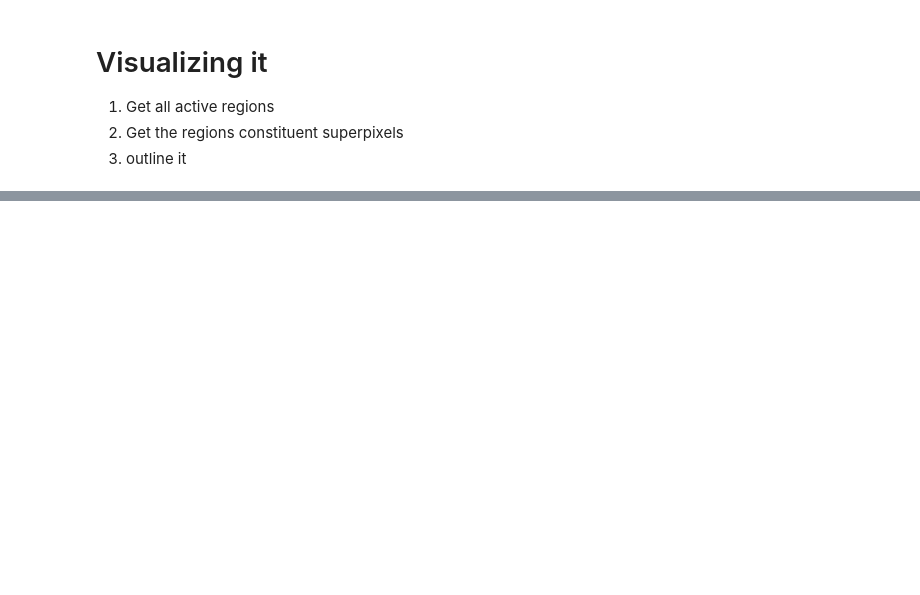
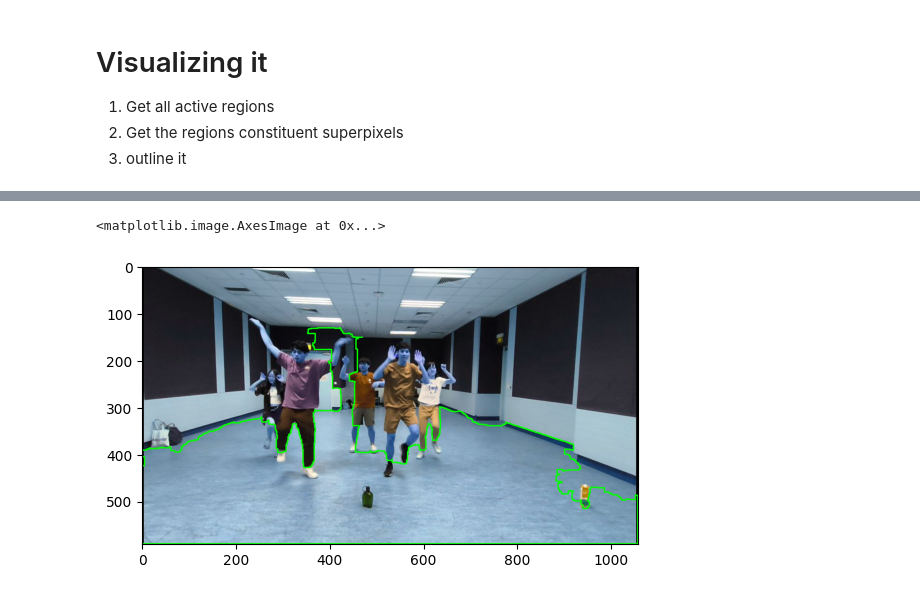
Before and after one commit to RingoftheKing/odorography, a Jupyter notebook: DanceSegmenter.ipynb, the cells around one changed output, grey strips where cells are left out. Saved outputs shown, nothing was run; the diff lists cells and outputs as text; code cells hidden in the pictures; blank space fills up the shorter version.

```diff
--- a/DanceSegmenter.ipynb
+++ b/DanceSegmenter.ipynb
@@ -568,0 +652,11 @@ plt.imshow(color_viz)
+# %%
+# do a little bit of morphology
+morphed_mask = cv2.morphologyEx(binary_mask, cv2.MORPH_CLOSE, np.ones((9, 9), np.uint8))
+morphed_contours, _hierarchy = cv2.findContours(morphed_mask, cv2.RETR_EXTERNAL, cv2.CHAIN_APPROX_SIMPLE)
+morphed_contour_img = img.copy()
+
+cv2.drawContours(morphed_contour_img, morphed_contours, -1, (0, 255, 0), 2)
+plt.imshow(morphed_contour_img)
+# %% [output]
+<matplotlib.image.AxesImage at 0x...>
+[figure, added]
```
Also changed, not shown: parts of 28 cells of this notebook, 9 other files.
